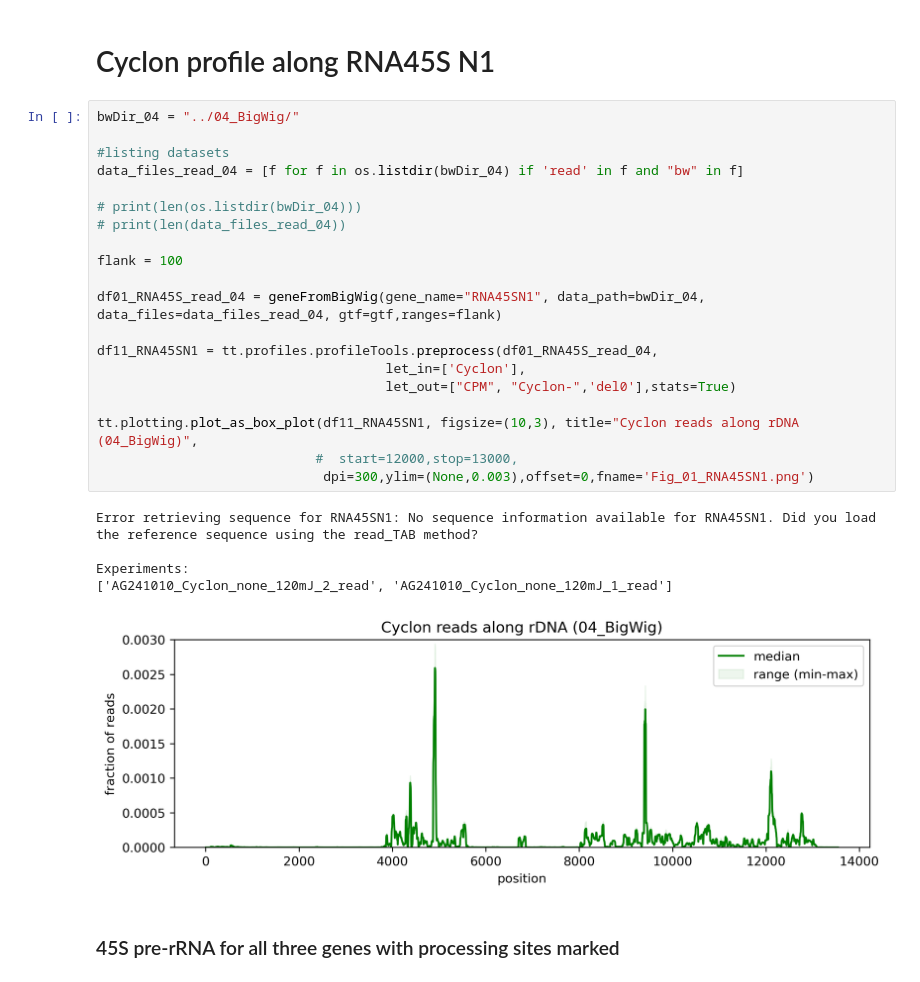
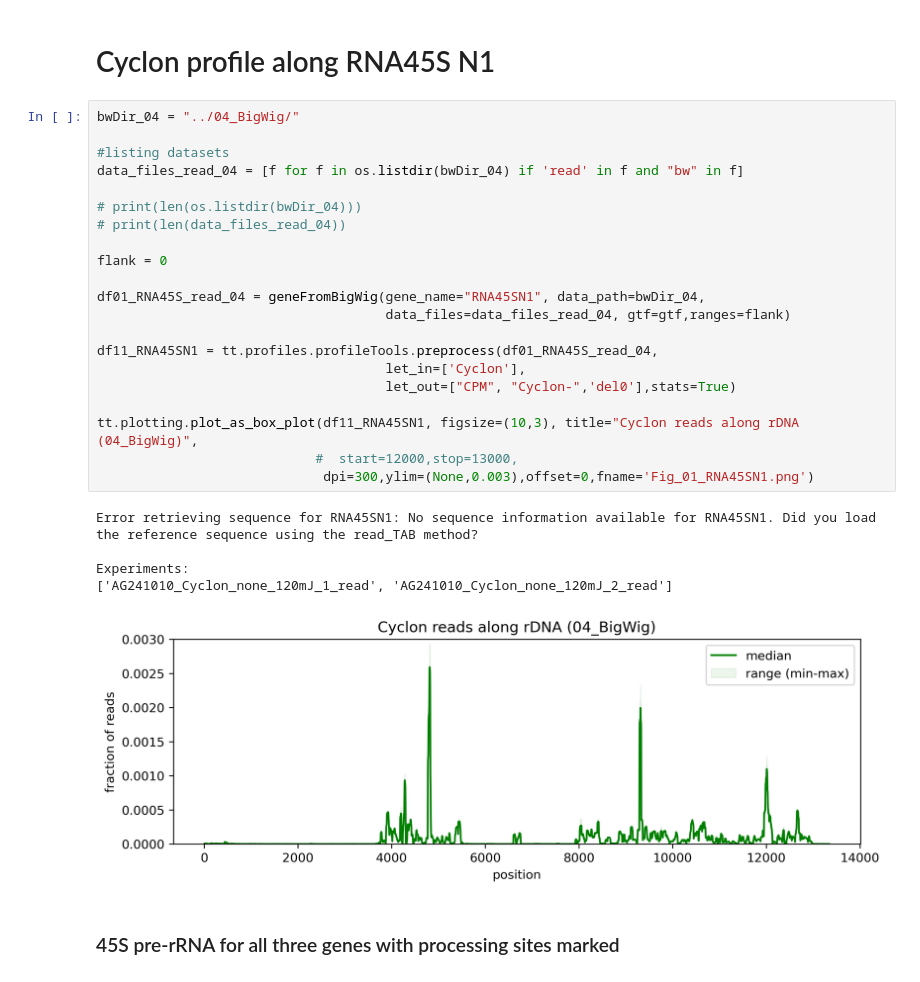
Before and after one commit to TurowskiLab/example-trxtools-Cyclon, a Jupyter notebook: analysis/02_human_rDNA.ipynb, the cells around one changed output. Cells and saved outputs as stored; diff of their text form.

```diff
--- a/analysis/02_human_rDNA.ipynb
+++ b/analysis/02_human_rDNA.ipynb
@@ -90,29 +90,30 @@ df00_RNAcoordinates
 # %%
 bwDir_04 = "../04_BigWig/"
 
 #listing datasets
 data_files_read_04 = [f for f in os.listdir(bwDir_04) if 'read' in f and "bw" in f]
 
 # print(len(os.listdir(bwDir_04)))
 # print(len(data_files_read_04))
 
-flank = 100
+flank = 0
 
-df01_RNA45S_read_04 = geneFromBigWig(gene_name="RNA45SN1", data_path=bwDir_04, data_files=data_files_read_04, gtf=gtf,ranges=flank)
+df01_RNA45S_read_04 = geneFromBigWig(gene_name="RNA45SN1", data_path=bwDir_04,
+                                     data_files=data_files_read_04, gtf=gtf,ranges=flank)
 
 df11_RNA45SN1 = tt.profiles.profileTools.preprocess(df01_RNA45S_read_04,
                                      let_in=['Cyclon'],
                                      let_out=["CPM", "Cyclon-",'del0'],stats=True)
 
 tt.plotting.plot_as_box_plot(df11_RNA45SN1, figsize=(10,3), title="Cyclon reads along rDNA (04_BigWig)",
                             #  start=12000,stop=13000,
                              dpi=300,ylim=(None,0.003),offset=0,fname='Fig_01_RNA45SN1.png')
 # %% [output]
 Error retrieving sequence for RNA45SN1: No sequence information available for RNA45SN1. Did you load the reference sequence using the read_TAB method?
 
 Experiments:
-['AG241010_Cyclon_none_120mJ_2_read', 'AG241010_Cyclon_none_120mJ_1_read']
+['AG241010_Cyclon_none_120mJ_1_read', 'AG241010_Cyclon_none_120mJ_2_read']
-[figure, old version]
+[figure, new version]
 # %% [markdown]
 ### 45S pre-rRNA for all three genes with processing sites marked
 # %%
```
Also changed, not shown: parts of 7 cells of this notebook, 6 other files.
